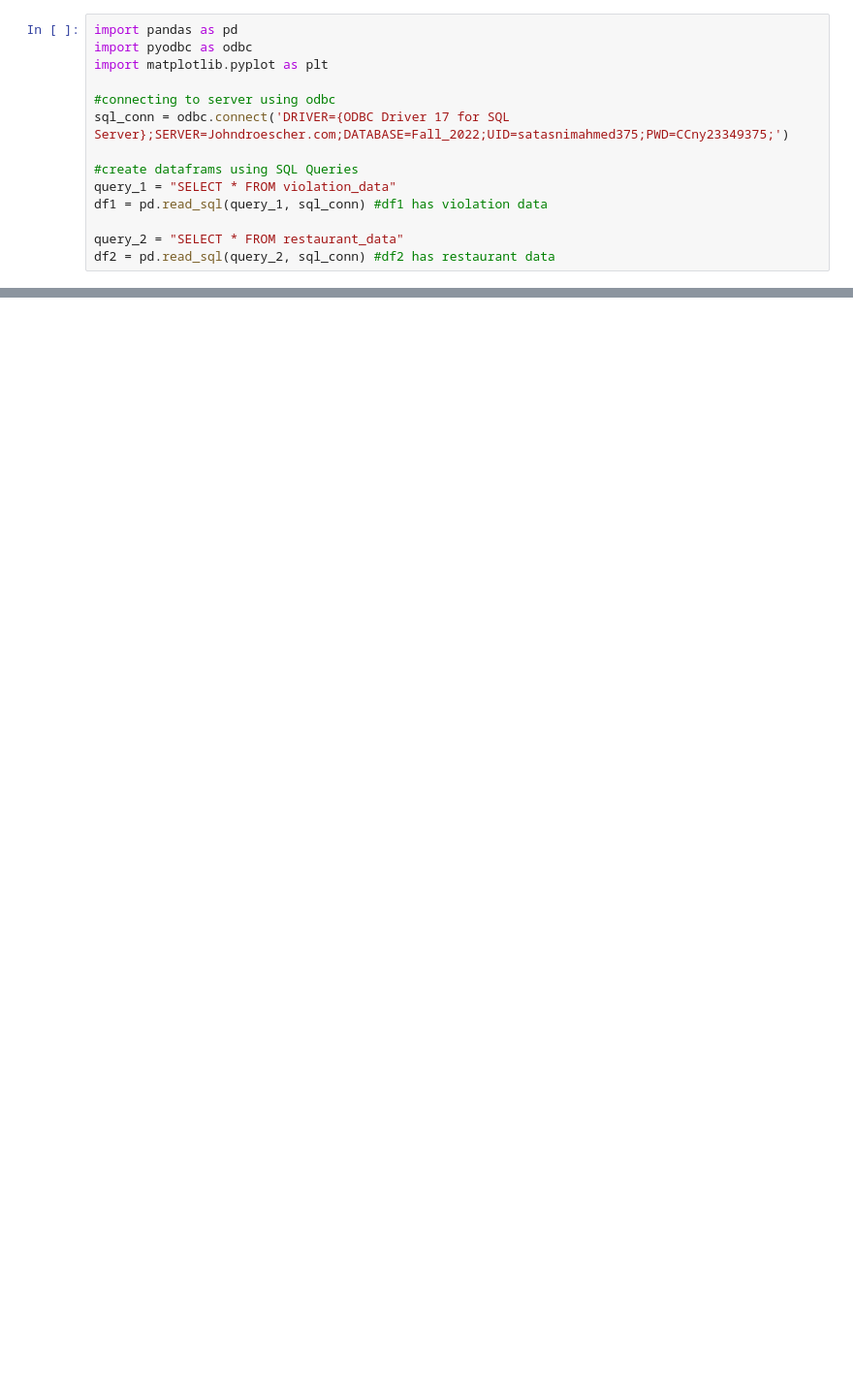
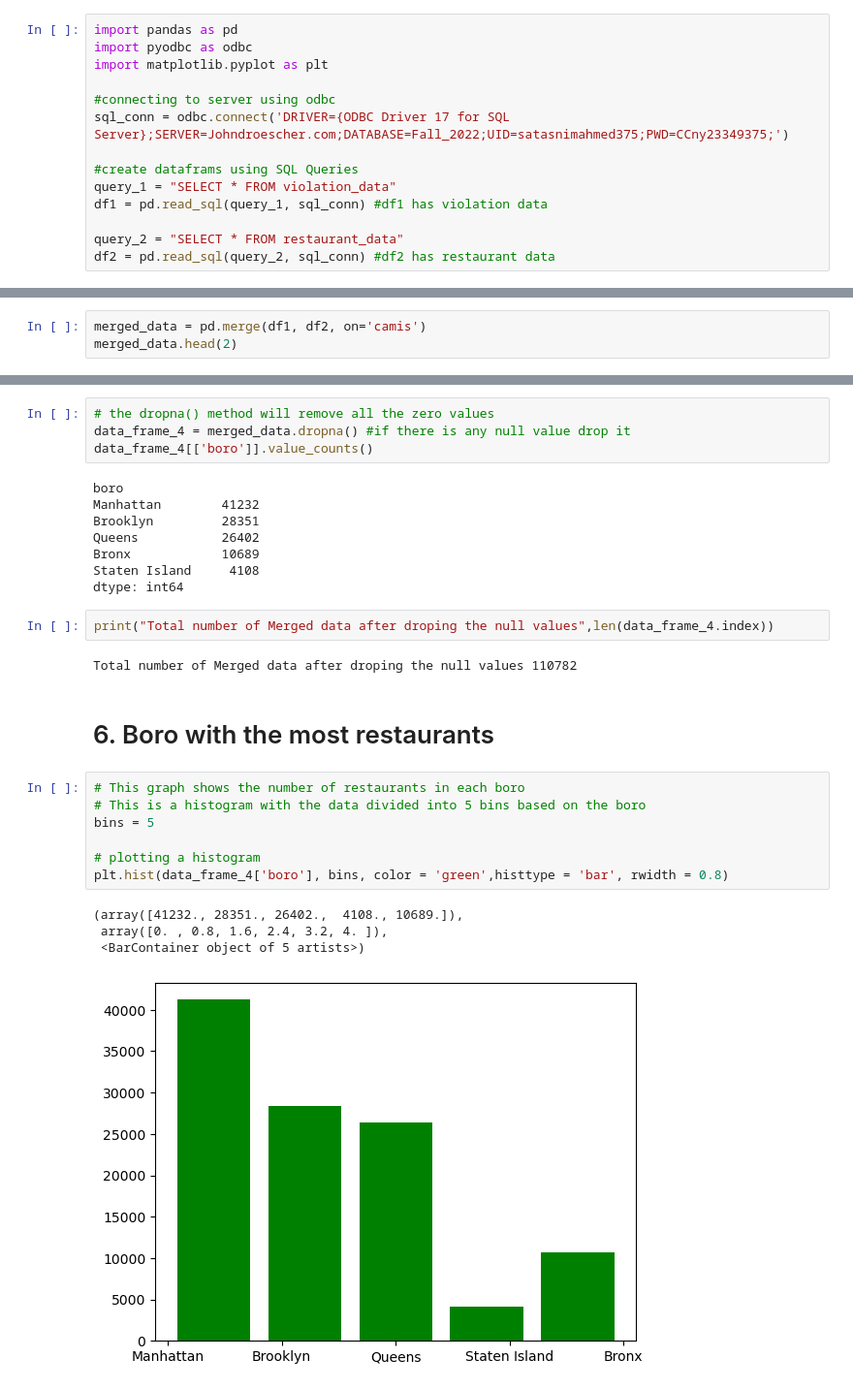
Before and after one commit to CCNY-Analytics-and-Quant/Restaurant-Analysis-SQL-Project-Tasnim, a Jupyter notebook: Project1 (1).ipynb, the cells around one changed output, grey strips where cells are left out. Shown at 97% size. Saved outputs shown, nothing was run; the diff lists cells and outputs as text; blank space fills up the shorter version.

```diff
--- a/Project1 (1).ipynb
+++ b/Project1 (1).ipynb
@@ -176,0 +58,3 @@ plt.show()
+# %%
+merged_data = pd.merge(df1, df2, on='camis')
+merged_data.head(2)
@@ -176,0 +91,30 @@ plt.show()
+# %%
+# the dropna() method will remove all the zero values
+data_frame_4 = merged_data.dropna() #if there is any null value drop it
+data_frame_4[['boro']].value_counts()
+# %% [output]
+boro
+Manhattan        41232
+Brooklyn         28351
+Queens           26402
+Bronx            10689
+Staten Island     4108
+dtype: int64
+# %%
+print("Total number of Merged data after droping the null values",len(data_frame_4.index))
+# %% [output]
+Total number of Merged data after droping the null values 110782
+# %% [markdown]
+# 6. Boro with the most restaurants
+# %%
+# This graph shows the number of restaurants in each boro
+# This is a histogram with the data divided into 5 bins based on the boro
+bins = 5
+
+# plotting a histogram
+plt.hist(data_frame_4['boro'], bins, color = 'green',histtype = 'bar', rwidth = 0.8)
+# %% [output]
+(array([41232., 28351., 26402.,  4108., 10689.]),
+ array([0. , 0.8, 1.6, 2.4, 3.2, 4. ]),
+ <BarContainer object of 5 artists>)
+[figure, added]
```
Also changed, not shown: parts of 40 cells of this notebook, 1 other file.
